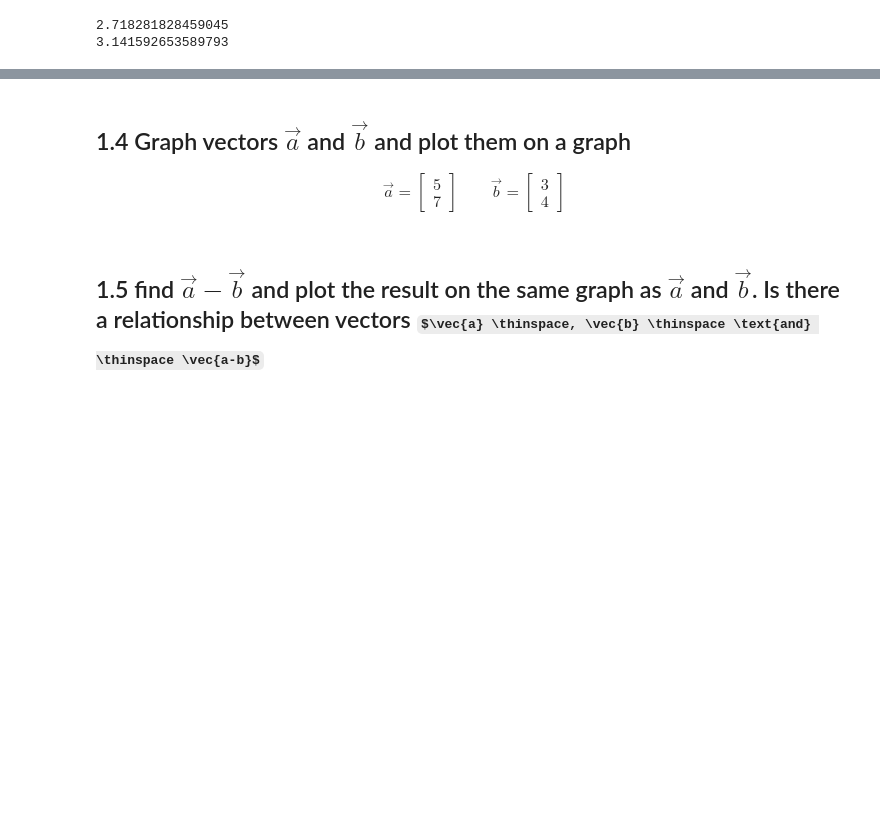
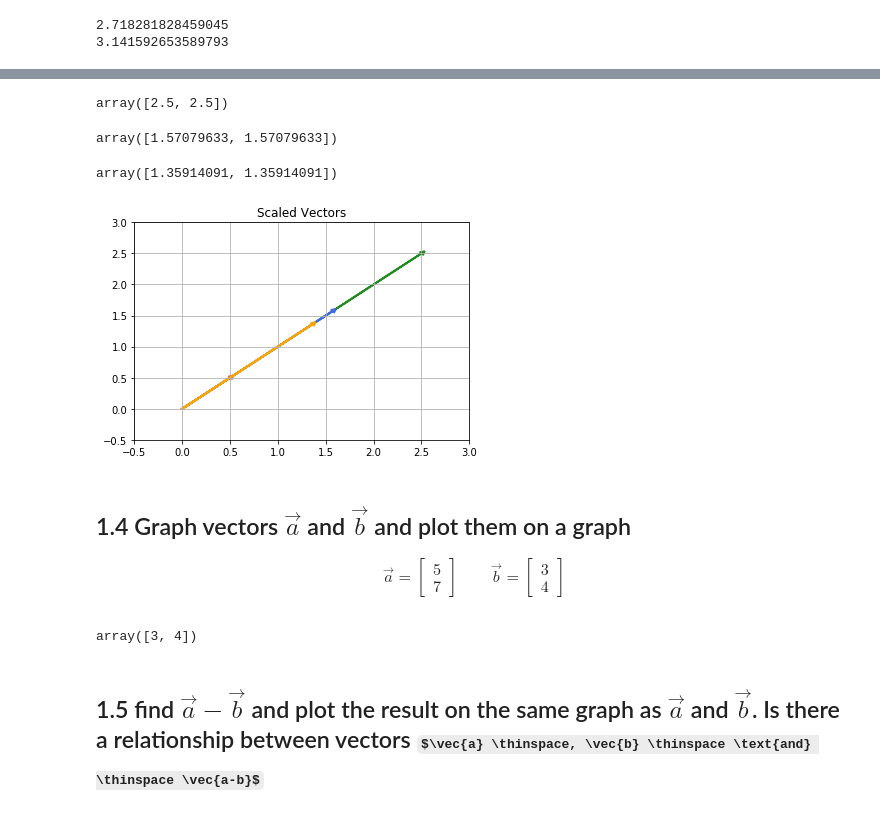
Before and after one commit to raklives/DS-Unit-1-Sprint-3-Linear-Algebra, a Jupyter notebook: module1-vectors-and-matrices/LS_DS_131_Vectors_and_Matrices_Assignment.ipynb, the cells around one changed output, grey strips where cells are left out. Saved outputs shown, nothing was run; the diff lists cells and outputs as text; code cells hidden in the pictures; some formulas as TeX source; blank space fills up the shorter version.

```diff
--- a/module1-vectors-and-matrices/LS_DS_131_Vectors_and_Matrices_Assignment.ipynb
+++ b/module1-vectors-and-matrices/LS_DS_131_Vectors_and_Matrices_Assignment.ipynb
@@ -253,3 +228,4 @@ print(pi)
 3.141592653589793
 # %%
 # scale vector from 1.1 by 5
+yellow = [.5, .5]
@@ -256,3 +244,36 @@ print(pi)
+# %%
+# multiply yellow by
+yellow2 = np.multiply(5, yellow)
+yellow2
+# %% [output]
+array([2.5, 2.5])
+# %%
+# multiply by pi
+yellow3 = np.multiply(math.pi, yellow)
+yellow3
+# %% [output]
+array([1.57079633, 1.57079633])
+# %%
+# multiply by -e
+yellow4 = np.multiply(math.e, yellow)
+yellow4
+# %% [output]
+array([1.35914091, 1.35914091])
+# %%
+# graphing the 2 new vectors + the original
+fig, ax= plt.subplots()
+ax.grid()
+plt.xlim(-.5,3)
+plt.ylim(-.5,3)
+
+plt.arrow(0,0, yellow[0], yellow[1], head_width=.05, head_length=0.05, color='tomato', linewidth=2)
+plt.arrow(0,0, yellow2[0], yellow2[1], head_width=.05, head_length=0.05, color='forestgreen', linewidth=2)
+plt.arrow(0,0, yellow3[0], yellow3[1], head_width=.05, head_length=0.05, color='royalblue', linewidth=2)
+plt.arrow(0,0, yellow4[0], yellow4[1], head_width=.05, head_length=0.05, color='orange', linewidth=2)
+plt.title('Scaled Vectors')
+plt.show()
+# %% [output]
+[figure, added]
 # %% [markdown]
 ## 1.4 Graph vectors $\vec{a}$ and $\vec{b}$ and plot them on a graph
 
@@ -263,0 +289,6 @@ print(pi)
+# %%
+# convert to arrays
+a_array = np.array([5,7])
+b_array = np.array([3,4])
+# %% [output]
+array([3, 4])
```
Also changed, not shown: parts of 19 cells of this notebook.
